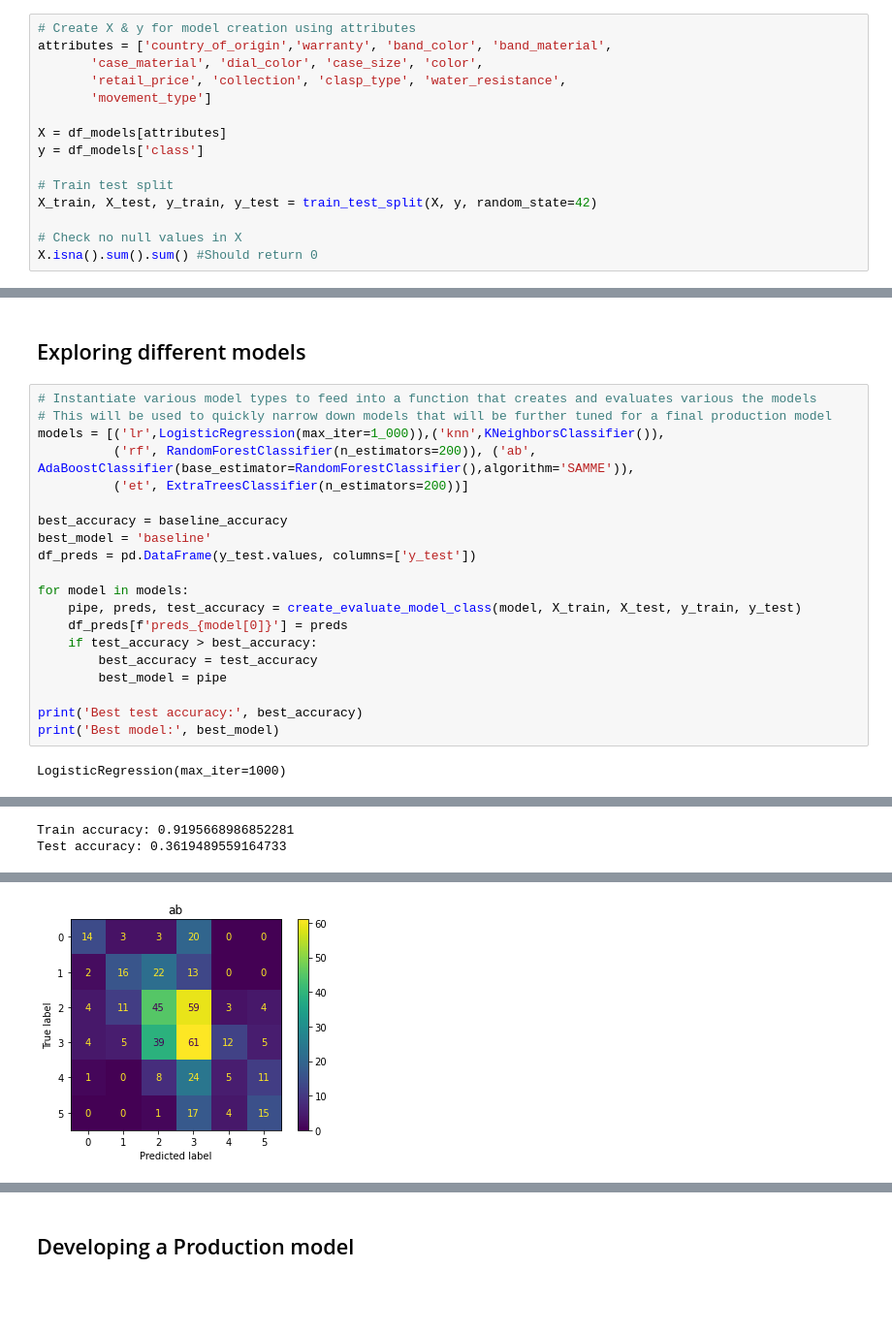
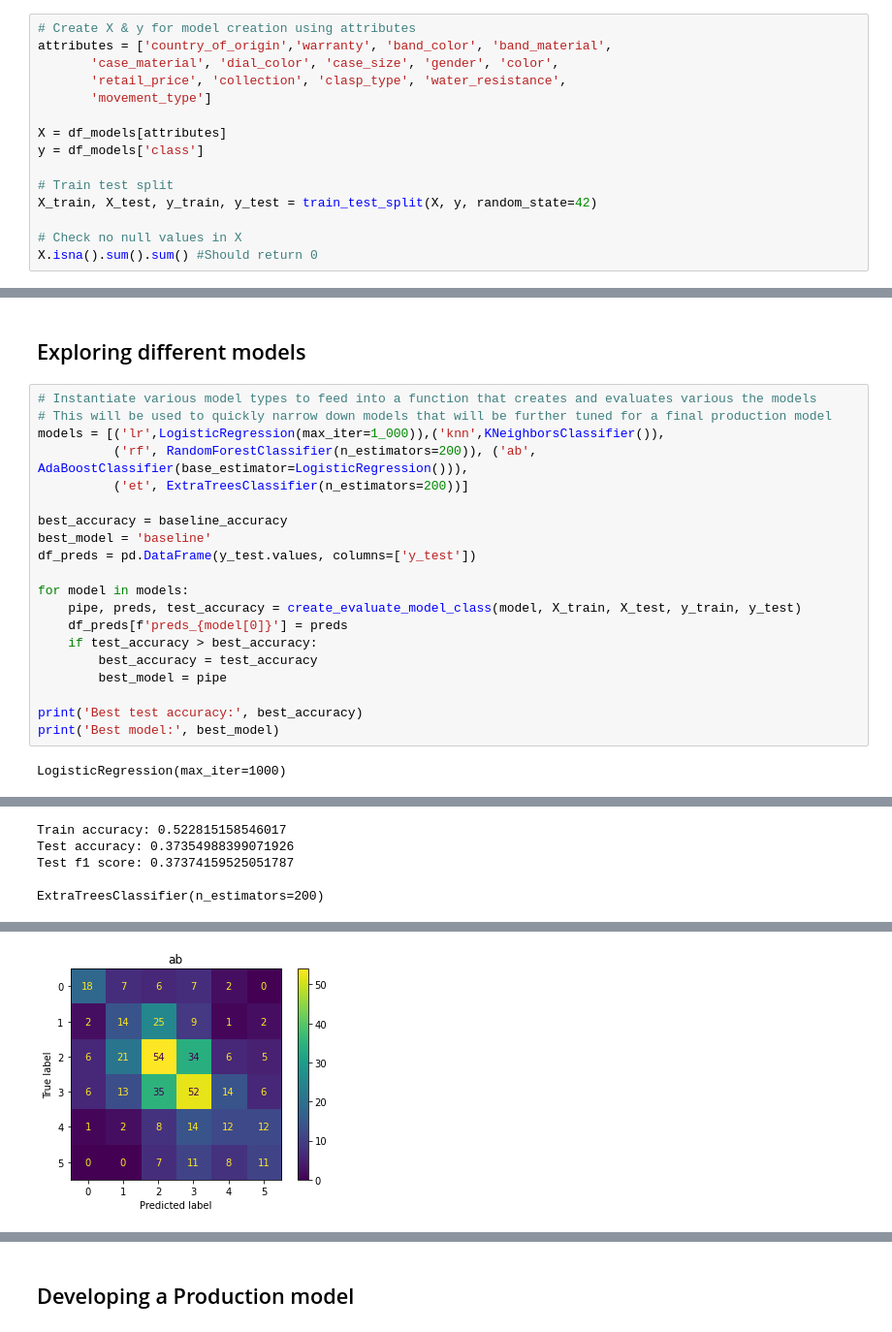
Before and after one commit to vmorenocosta/project-capstone-watch-sales, a Jupyter notebook: code/06_Classification_Predict_Sales.ipynb, the cells around one changed output, grey strips where cells are left out. Shown at 97% size. Cells and saved outputs as stored; diff of their text form; blank space fills up the shorter version.

```diff
--- a/code/06_Classification_Predict_Sales.ipynb
+++ b/code/06_Classification_Predict_Sales.ipynb
@@ -67,7 +69,7 @@ plt.title('Distribution of planned orders for new models');
 # %%
 # Create X & y for model creation using attributes
 attributes = ['country_of_origin','warranty', 'band_color', 'band_material',
-       'case_material', 'dial_color', 'case_size', 'color',
+       'case_material', 'dial_color', 'case_size', 'gender', 'color',
        'retail_price', 'collection', 'clasp_type', 'water_resistance',
        'movement_type']
 
@@ -129,7 +131,7 @@ Baseline f1 score is 13.2%.
 # Instantiate various model types to feed into a function that creates and evaluates various the models
 # This will be used to quickly narrow down models that will be further tuned for a final production model
 models = [('lr',LogisticRegression(max_iter=1_000)),('knn',KNeighborsClassifier()),
-          ('rf', RandomForestClassifier(n_estimators=200)), ('ab', AdaBoostClassifier(base_estimator=RandomForestClassifier(),algorithm='SAMME')),
+          ('rf', RandomForestClassifier(n_estimators=200)), ('ab', AdaBoostClassifier(base_estimator=LogisticRegression())),
           ('et', ExtraTreesClassifier(n_estimators=200))]
 
 best_accuracy = baseline_accuracy
@@ -165,2 +167,5 @@ AdaBoostClassifier(algorithm='SAMME', base_estimator=RandomForestClassifier())
-Train accuracy: 0.9195668986852281
-Test accuracy: 0.3619489559164733
+Train accuracy: 0.522815158546017
+Test accuracy: 0.37354988399071926
+Test f1 score: 0.37374159525051787
+
+ExtraTreesClassifier(n_estimators=200)
@@ -190 +192 @@ Best model: Pipeline(steps=[('ct',
-[figure, old version]
+[figure, new version]
```
Also changed, not shown: parts of 18 cells of this notebook, 10 other files.
